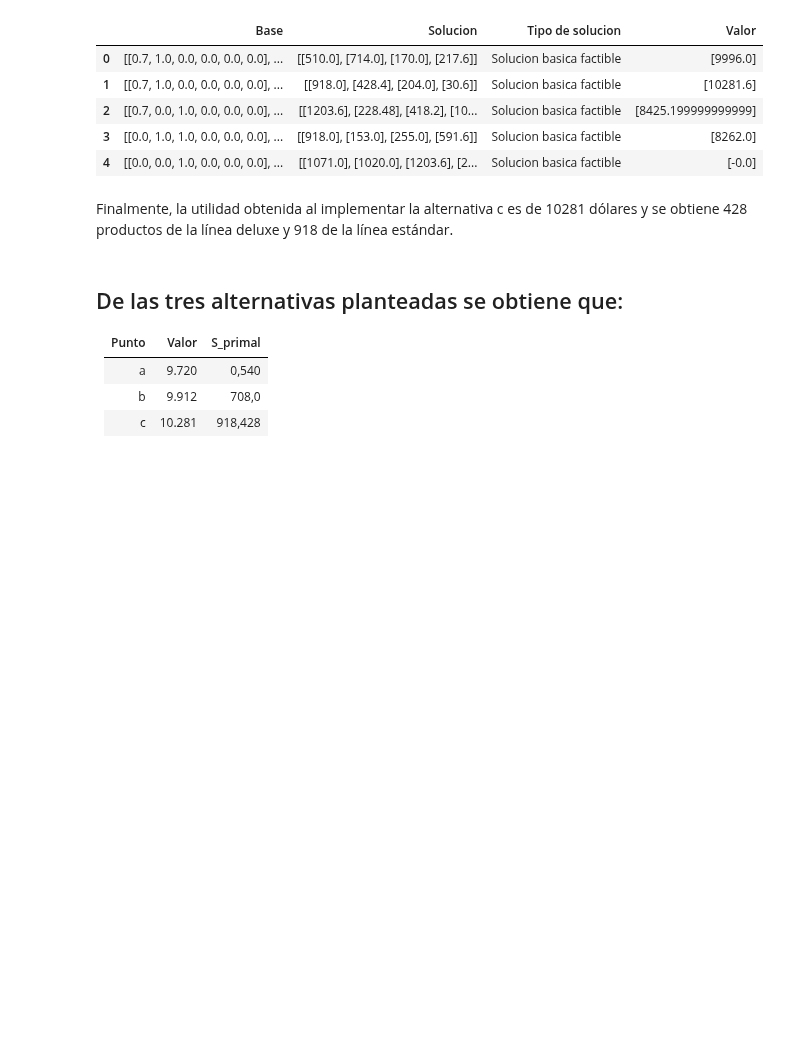
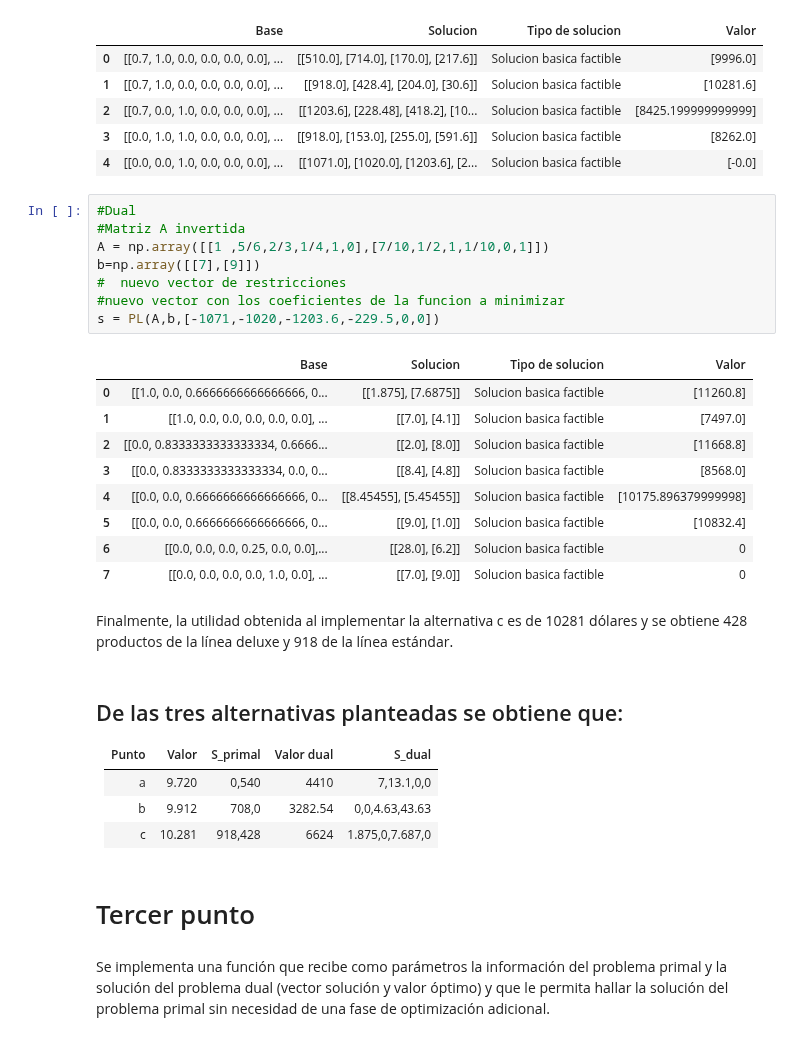
Before and after one commit to lab-optimizacion-202220/lab6_optimizacion, a Jupyter notebook: Lab_holgura_complementaria.ipynb, the cells around one changed output. Saved outputs shown, nothing was run; the diff lists cells and outputs as text; blank space fills up the shorter version.

```diff
--- a/Lab_holgura_complementaria.ipynb
+++ b/Lab_holgura_complementaria.ipynb
@@ -217,6 +252,24 @@ s = PL(A,b,[-7,-9,0,0,0,0])
 | 2 | [[0.7, 0.0, 1.0, 0.0, 0.0, 0.0], ... | [[1203.6], [228.48], [418.2], [10... | Solucion basica factible | [8425.199999999999] |
 | 3 | [[0.0, 1.0, 1.0, 0.0, 0.0, 0.0], ... | [[918.0], [153.0], [255.0], [591.6]] | Solucion basica factible | [8262.0] |
 | 4 | [[0.0, 0.0, 1.0, 0.0, 0.0, 0.0], ... | [[1071.0], [1020.0], [1203.6], [2... | Solucion basica factible | [-0.0] |
+# %%
+#Dual
+#Matriz A invertida
+A = np.array([[1 ,5/6,2/3,1/4,1,0],[7/10,1/2,1,1/10,0,1]])
+b=np.array([[7],[9]])
+#  nuevo vector de restricciones
+#nuevo vector con los coeficientes de la funcion a minimizar
+s = PL(A,b,[-1071,-1020,-1203.6,-229.5,0,0])
+# %% [output]
+|  | Base | Solucion | Tipo de solucion | Valor |
+| 0 | [[1.0, 0.0, 0.6666666666666666, 0... | [[1.875], [7.6875]] | Solucion basica factible | [11260.8] |
+| 1 | [[1.0, 0.0, 0.0, 0.0, 0.0, 0.0], ... | [[7.0], [4.1]] | Solucion basica factible | [7497.0] |
+| 2 | [[0.0, 0.8333333333333334, 0.6666... | [[2.0], [8.0]] | Solucion basica factible | [11668.8] |
+| 3 | [[0.0, 0.8333333333333334, 0.0, 0... | [[8.4], [4.8]] | Solucion basica factible | [8568.0] |
+| 4 | [[0.0, 0.0, 0.6666666666666666, 0... | [[8.45455], [5.45455]] | Solucion basica factible | [10175.896379999998] |
+| 5 | [[0.0, 0.0, 0.6666666666666666, 0... | [[9.0], [1.0]] | Solucion basica factible | [10832.4] |
+| 6 | [[0.0, 0.0, 0.0, 0.25, 0.0, 0.0],... | [[28.0], [6.2]] | Solucion basica factible | 0 |
+| 7 | [[0.0, 0.0, 0.0, 0.0, 1.0, 0.0], ... | [[7.0], [9.0]] | Solucion basica factible | 0 |
 # %% [markdown]
 Finalmente, la utilidad obtenida al implementar la alternativa c es de 10281 dólares y se obtiene 428 productos de la línea deluxe y 918 de la línea estándar.
 # %% [markdown]
@@ -225,8 +278,14 @@ Finalmente, la utilidad obtenida al implementar la alternativa c es de 10281 dó
 
 
 
-|Punto	|Valor|	S_primal|
-|:----|:----|:----|
-|a|9.720|0,540|
-|b |9.912|708,0|
-|c | 10.281|918,428|
+|Punto	|Valor|	S_primal| Valor dual |S_dual
+|:----|:----|:----|:----|:----|
+|a|9.720|0,540| 4410|7,13.1,0,0|
+|b |9.912|708,0|3282.54 |0,0,4.63,43.63|
+|c | 10.281|918,428|6624 |1.875,0,7.687,0|
+# %% [markdown]
+# Tercer punto
+# %% [markdown]
+Se implementa una función que recibe como parámetros
+la información del problema primal y la solución del problema dual (vector solución y valor óptimo) y que
+le permita hallar la solución del problema primal sin necesidad de una fase de optimización adicional.
```
Also changed, not shown: parts of 4 cells of this notebook.
